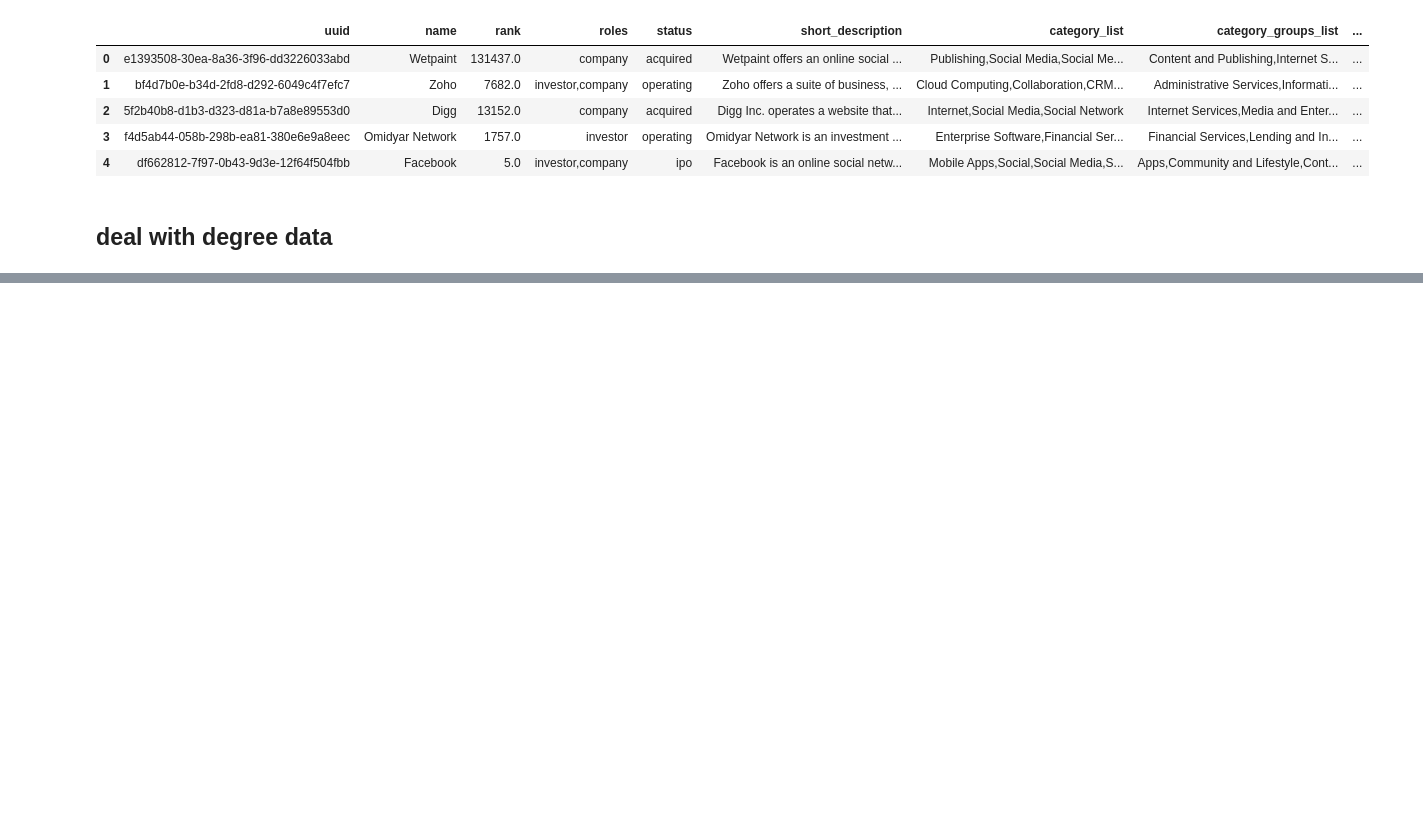
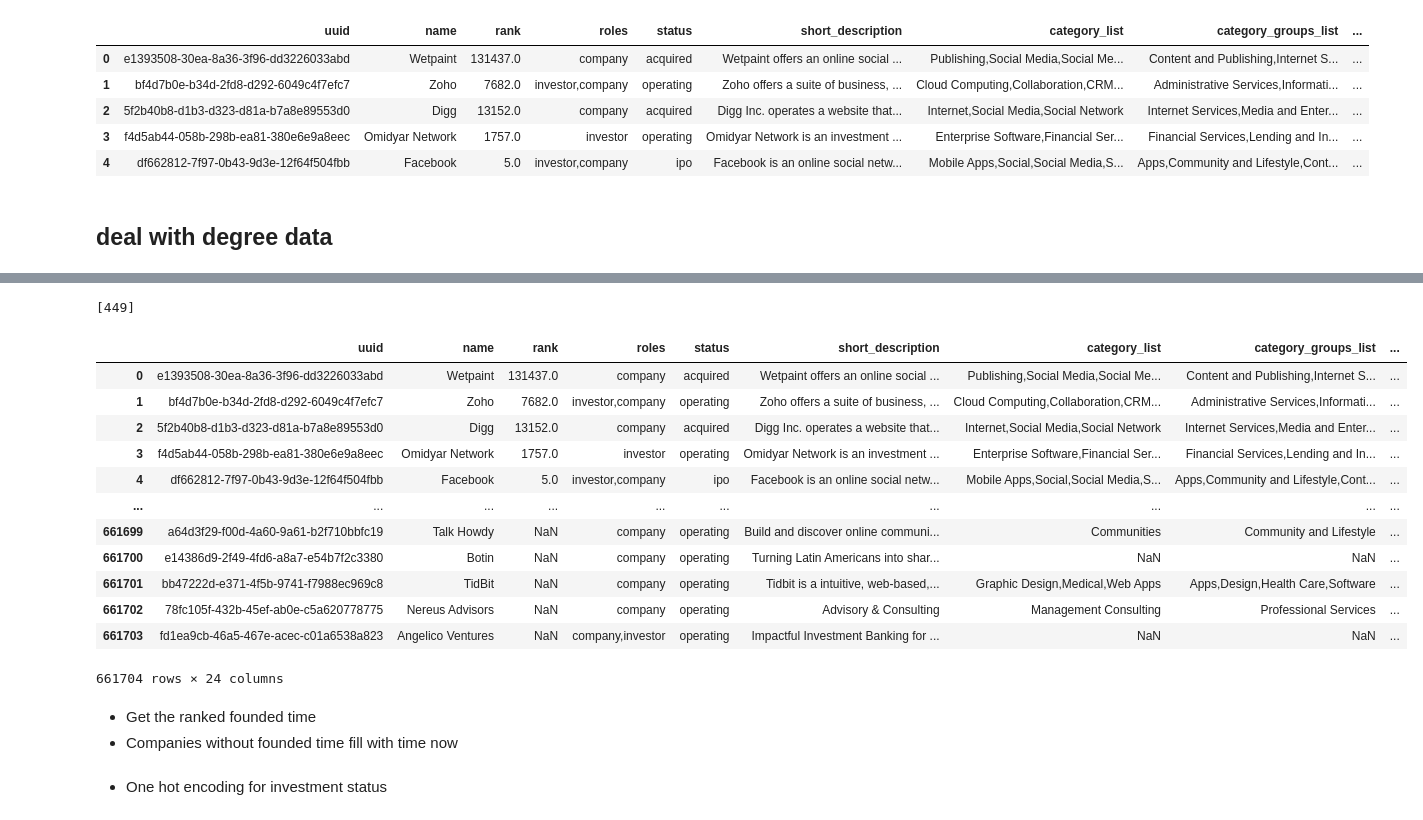
Before and after one commit to csynbiosys/dissertations-2021-info, a Jupyter notebook: xing_liu_find/data_preprocessing.ipynb, the cells around one changed output, grey strips where cells are left out. Drawn from its saved outputs; the diff is of its cells as text; code cells hidden in the pictures; blank space fills up the shorter version.

```diff
--- a/xing_liu_find/data_preprocessing.ipynb
+++ b/xing_liu_find/data_preprocessing.ipynb
@@ -127,0 +147,36 @@ final_data_drop_dumplicate[final_data_drop_dumplicate["name"] == "Booking.com"]
+# %%
+test_data["category_list"] = test_data["category_list"].fillna("NaN")
+# %%
+one_hot_set = set()
+for i in test_data["category_list"].values:
+    for j in i.split(","):
+        one_hot_set.add(j.strip())
+# %%
+def category_trans(category, one_hot_set):
+    from sklearn.preprocessing import LabelEncoder
+    le = LabelEncoder()
+    le.fit(list(one_hot_set))
+    a = le.transform([i.strip() for i in category.split(",")])
+    return list(a)
+# %%
+category_trans("NaN",one_hot_set)
+# %% [output]
+[449]
+# %%
+test_data["category_coding"] = test_data["category_list"].apply(lambda x:category_trans(x,one_hot_set))
+# %%
+test_data
+# %% [output]
+|  | uuid | name | rank | roles | status | short_description | category_list | category_groups_list | ... |
+| 0 | e1393508-30ea-8a36-3f96-dd3226033abd | Wetpaint | 131437.0 | company | acquired | Wetpaint offers an online social ... | Publishing,Social Media,Social Me... | Content and Publishing,Internet S... | ... |
+| 1 | bf4d7b0e-b34d-2fd8-d292-6049c4f7efc7 | Zoho | 7682.0 | investor,company | operating | Zoho offers a suite of business, ... | Cloud Computing,Collaboration,CRM... | Administrative Services,Informati... | ... |
+| 2 | 5f2b40b8-d1b3-d323-d81a-b7a8e89553d0 | Digg | 13152.0 | company | acquired | Digg Inc. operates a website that... | Internet,Social Media,Social Network | Internet Services,Media and Enter... | ... |
+| 3 | f4d5ab44-058b-298b-ea81-380e6e9a8eec | Omidyar Network | 1757.0 | investor | operating | Omidyar Network is an investment ... | Enterprise Software,Financial Ser... | Financial Services,Lending and In... | ... |
+| 4 | df662812-7f97-0b43-9d3e-12f64f504fbb | Facebook | 5.0 | investor,company | ipo | Facebook is an online social netw... | Mobile Apps,Social,Social Media,S... | Apps,Community and Lifestyle,Cont... | ... |
+| ... | ... | ... | ... | ... | ... | ... | ... | ... | ... |
+| 661699 | a64d3f29-f00d-4a60-9a61-b2f710bbfc19 | Talk Howdy | NaN | company | operating | Build and discover online communi... | Communities | Community and Lifestyle | ... |
+| 661700 | e14386d9-2f49-4fd6-a8a7-e54b7f2c3380 | Botin | NaN | company | operating | Turning Latin Americans into shar... | NaN | NaN | ... |
+| 661701 | bb47222d-e371-4f5b-9741-f7988ec969c8 | TidBit | NaN | company | operating | Tidbit is a intuitive, web-based,... | Graphic Design,Medical,Web Apps | Apps,Design,Health Care,Software | ... |
+| 661702 | 78fc105f-432b-45ef-ab0e-c5a620778775 | Nereus Advisors | NaN | company | operating | Advisory & Consulting | Management Consulting | Professional Services | ... |
+| 661703 | fd1ea9cb-46a5-467e-acec-c01a6538a823 | Angelico Ventures | NaN | company,investor | operating | Impactful Investment Banking for ... | NaN | NaN | ... |
+661704 rows × 24 columns
@@ -127,0 +190,3 @@ final_data_drop_dumplicate[final_data_drop_dumplicate["name"] == "Booking.com"]
+# %% [markdown]
+- Get the ranked founded time
+- Companies without founded time fill with time now
@@ -127,0 +202,2 @@ final_data_drop_dumplicate[final_data_drop_dumplicate["name"] == "Booking.com"]
+# %% [markdown]
+- One hot encoding for investment status
```
Also changed, not shown: parts of 42 cells of this notebook, 12 other files.
